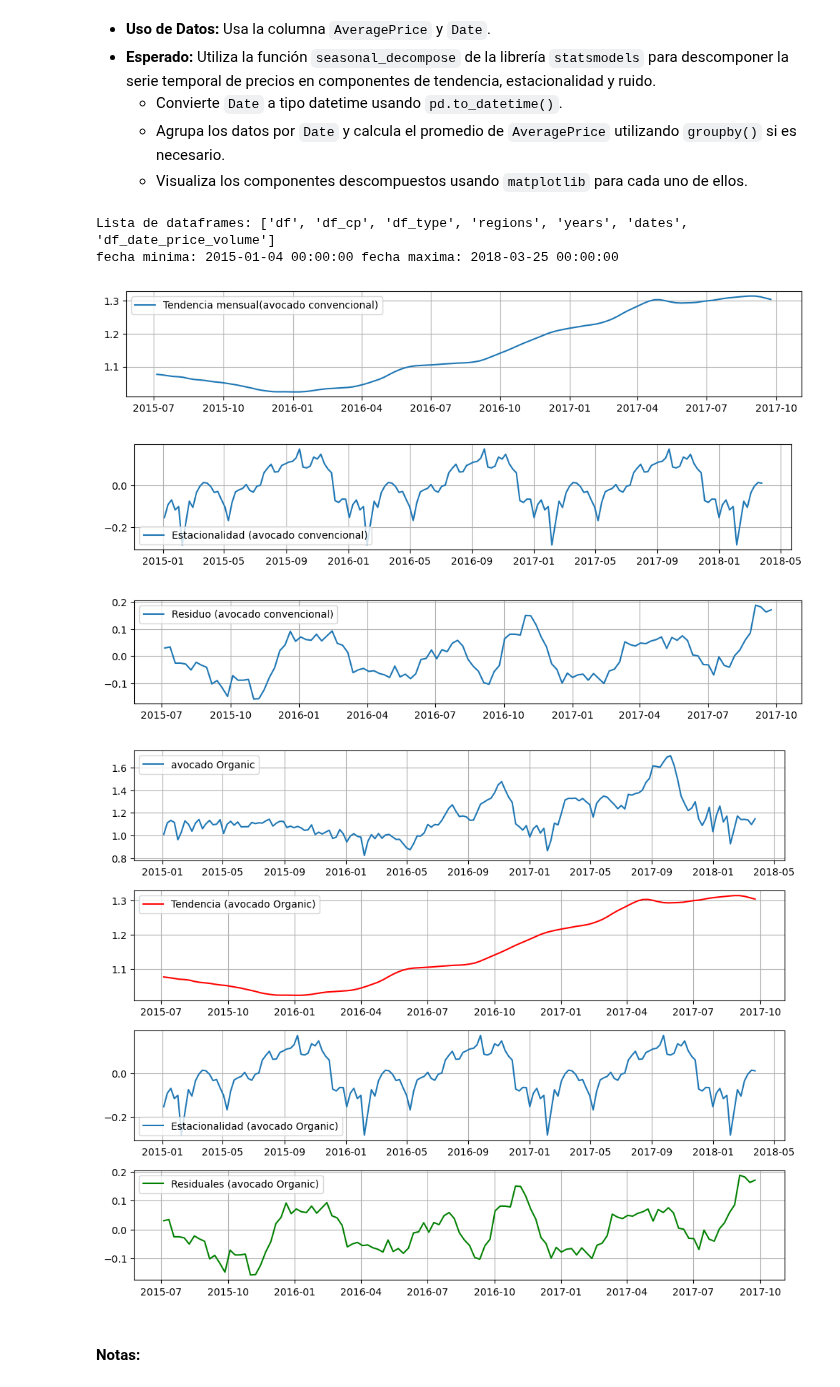
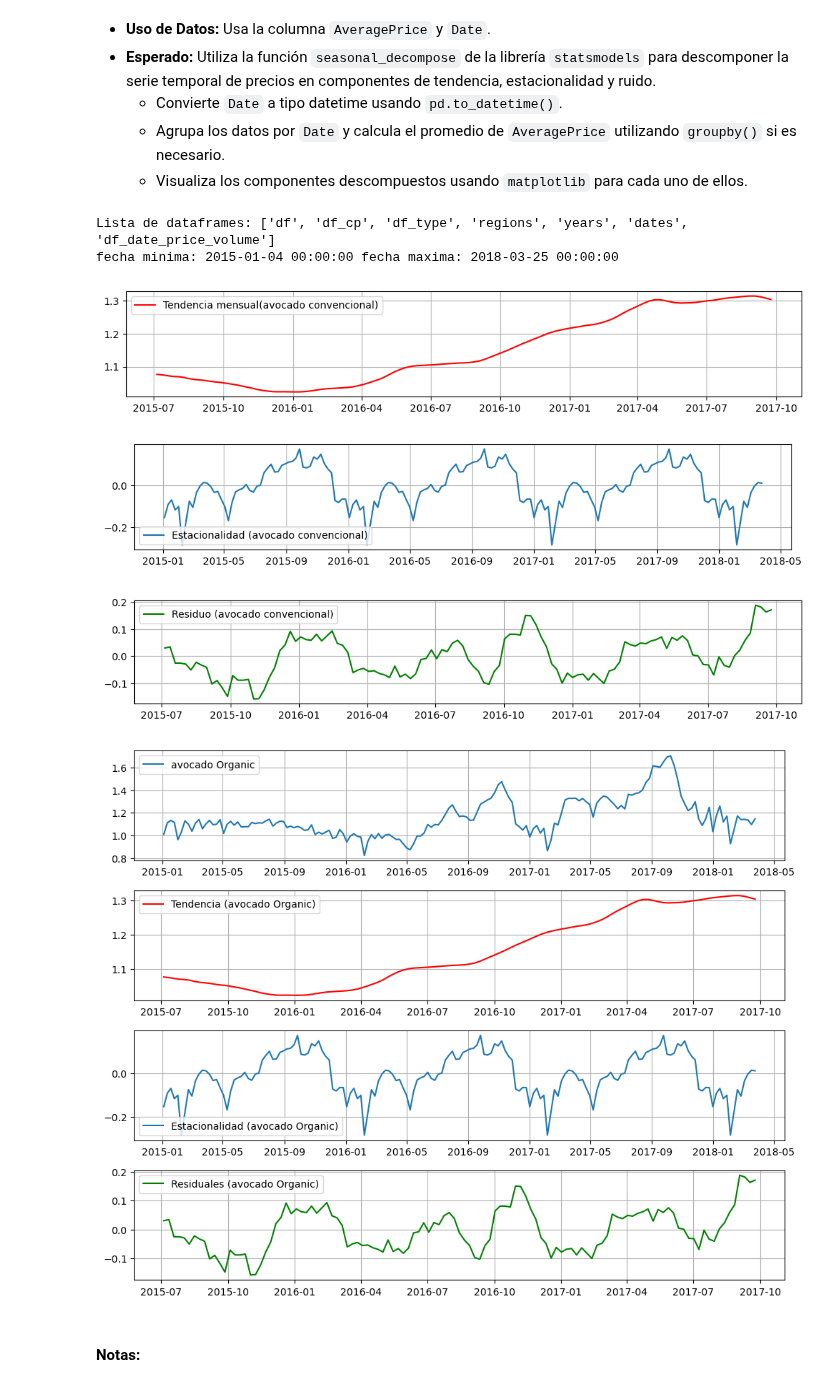
Before and after one commit to cpujol-dev/MiniProjectAavocado, a Jupyter notebook: 1.Analisis_de_Series_Temporales.ipynb, the cells around one changed output. Saved outputs shown, nothing was run; the diff lists cells and outputs as text; code cells hidden in the pictures.

```diff
--- a/1.Analisis_de_Series_Temporales.ipynb
+++ b/1.Analisis_de_Series_Temporales.ipynb
@@ -70,7 +70,7 @@ df_decomp = seasonal_decompose(df_grouped, model='additive', period=(int)(52*1))
 
 # Graficas
 plt.figure(figsize=(10, 2))
-plt.plot(df_decomp.trend, label='Tendencia mensual(avocado convencional)')
+plt.plot(df_decomp.trend, color='red', label='Tendencia mensual(avocado convencional)')
 plt.legend(loc='best');plt.grid(True)
 #plt.title('Tendencia')
 plt.tight_layout()
@@ -84,39 +84,39 @@ plt.tight_layout()
 plt.show()
 
 plt.figure(figsize=(10, 2))
-plt.plot(df_decomp.resid, label='Residuo (avocado convencional)')
+plt.plot(df_decomp.resid, color='green', label='Residuo (avocado convencional)')
 plt.legend(loc='best');plt.grid(True)
 #plt.title('Residuo')
 plt.tight_layout()
 plt.show()
 
 df_grouped = df_cp.groupby('Date')['AveragePrice'].mean()
 df_cp_organic = df_cp[df_cp['type'] =='organic']
 df_grouped = df_cp_conventional.groupby('Date')['AveragePrice'].mean()
 # Descomposicio de la serie de tiemps: 39 mesos si considerem que tenim del 1-1-2015 fins al 25-3-2018
 df_decomp = seasonal_decompose(df_grouped, model='additive', period=(int)(52*1)) #maxim: 84
 plt.figure(figsize=(10, 8))
 
 plt.subplot(411)
 plt.plot(df_grouped, label='avocado Organic')
 plt.legend(loc='best');plt.grid(True)
 plt.subplot(412)
 plt.plot(df_decomp.trend, color='red', label='Tendencia (avocado Organic)')
 plt.legend(loc='best');plt.grid(True)
 plt.subplot(413)
 plt.plot(df_decomp.seasonal,label='Estacionalidad (avocado Organic)')
 plt.legend(loc='best');plt.grid(True)
 plt.subplot(414)
 plt.plot(df_decomp.resid, color='green',label='Residuales (avocado Organic)')
 plt.legend(loc='best');plt.grid(True)
 plt.tight_layout()
 plt.show()
 # %% [output]
 Lista de dataframes: ['df', 'df_cp', 'df_type', 'regions', 'years', 'dates', 'df_date_price_volume']
 fecha minima: 2015-01-04 00:00:00 fecha maxima: 2018-03-25 00:00:00
-[figure, old version]
+[figure, new version]
 [figure]
-[figure, old version]
+[figure, new version]
 [figure]
 # %% [markdown]
 #### Notas:
```
Also changed, not shown: parts of 1 cell of this notebook, 2 other files.
